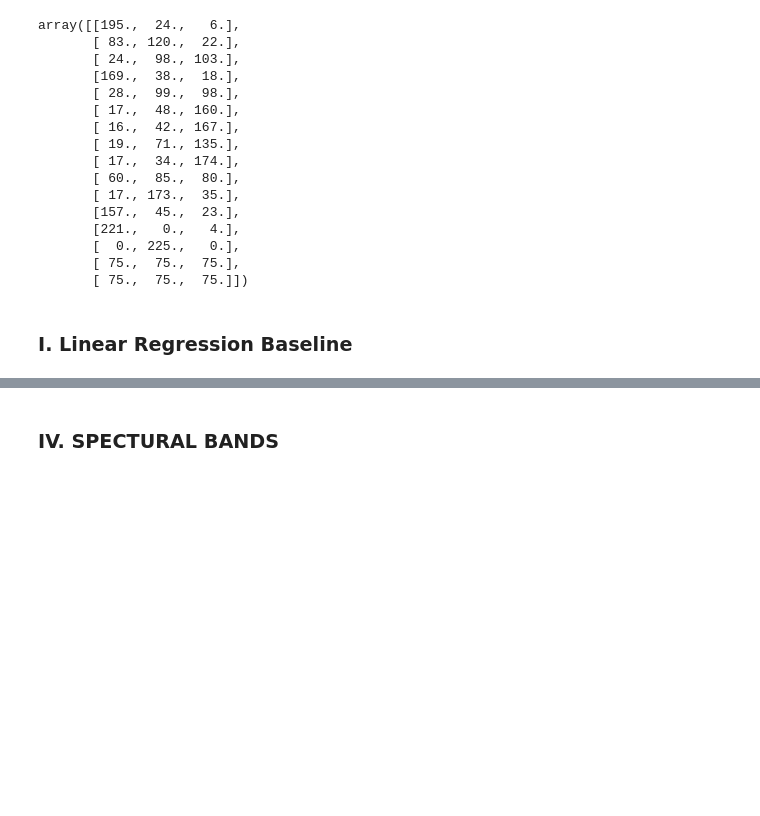
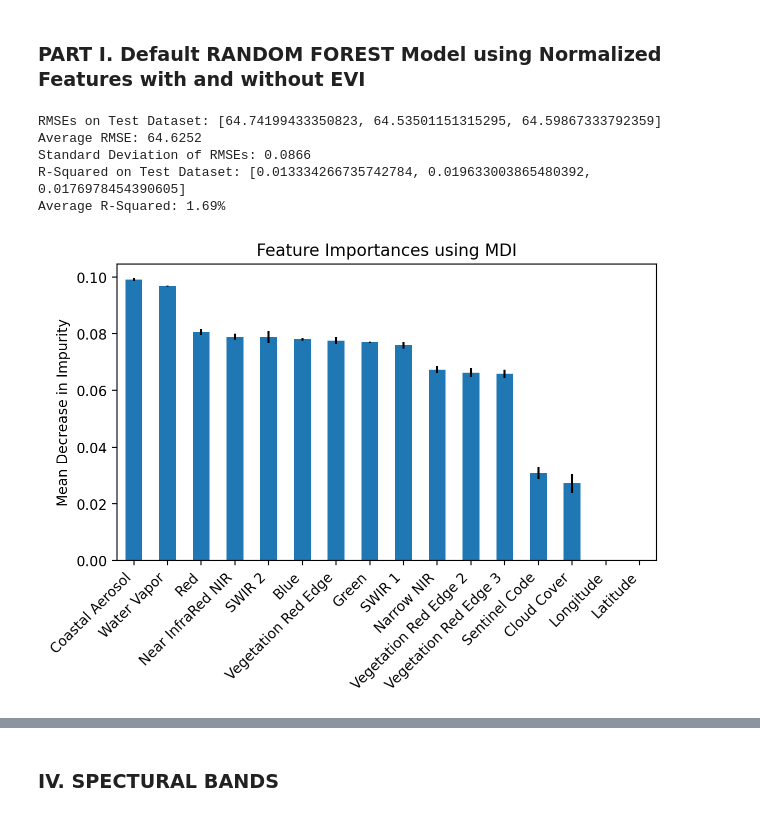
Before and after one commit to heath3rq/ML_Machine-Learning-Biomass-Density-Estimation, a Jupyter notebook: random_forest.ipynb, the cells around one changed output, grey strips where cells are left out. Drawn from its saved outputs; the diff is of its cells as text; code cells hidden in the pictures; blank space fills up the shorter version.

```diff
--- a/random_forest.ipynb
+++ b/random_forest.ipynb
@@ -78,21 +37,54 @@ array([[195.,  24.,   6.],
-# %%
-x_train_wo_evi[0].reshape(16,-1)
-# %% [output]
-array([[195.,  24.,   6.],
-       [ 83., 120.,  22.],
-       [ 24.,  98., 103.],
-       [169.,  38.,  18.],
-       [ 28.,  99.,  98.],
-       [ 17.,  48., 160.],
-       [ 16.,  42., 167.],
-       [ 19.,  71., 135.],
-       [ 17.,  34., 174.],
-       [ 60.,  85.,  80.],
-       [ 17., 173.,  35.],
-       [157.,  45.,  23.],
-       [221.,   0.,   4.],
-       [  0., 225.,   0.],
-       [ 75.,  75.,  75.],
-       [ 75.,  75.,  75.]])
-# %% [markdown]
-### I. Linear Regression Baseline
+# %% [markdown]
+### PART I. Default RANDOM FOREST Model using Normalized Features with and without EVI
+# %%
+# 1A
+# Run DEFAULT RANDOM FOREST WITH ALL BANDS but no EVI three times
+# to get the Average test RMSE and standard deviation of the RMSE for the default random forest model
+rmse_lst_1 = []
+r_2_lst_1 = []
+
+for i in range(3):
+    rf_model_base = RandomForestRegressor(
+        random_state=i).fit(x_train_wo_evi, y_train)
+    rmse_lst_1.append(
+        np.sqrt(mse(y_test, rf_model_base.predict(x_test_wo_evi))))
+    r_2_lst_1.append(rf_model_base.score(x_test_wo_evi, y_test))
+
+# calculate standard deviation of RMSE
+std_1 = np.std(rmse_lst_1)
+print(f"""
+RMSEs on Test Dataset: {rmse_lst_1}
+Average RMSE: {np.mean(rmse_lst_1):.4f}
+Standard Deviation of RMSEs: {std_1:.4f}
+R-Squared on Test Dataset: {r_2_lst_1}
+Average R-Squared: {np.mean(r_2_lst_1):.2%}
+""")
+# %% [output]
+RMSEs on Test Dataset: [64.74199433350823, 64.53501151315295, 64.59867333792359]
+Average RMSE: 64.6252
+Standard Deviation of RMSEs: 0.0866
+R-Squared on Test Dataset: [0.013334266735742784, 0.019633003865480392, 0.0176978454390605]
+Average R-Squared: 1.69%
+# %%
+# Extract Feature Importance
+importances_wo_evi = rf_model_base.feature_importances_.reshape(16, -1).sum(axis=1)
+x_label_wo_evi = ["Coastal Aerosol", "Blue", "Green", "Red", "Vegetation Red Edge", "Vegetation Red Edge 2", "Vegetation Red Edge 3",
+           "Near InfraRed NIR", "Narrow NIR", "Water Vapor", "SWIR 1", "SWIR 2", "Cloud Cover", "Sentinel Code", "Latitude", "Longitude"]
+std_wo_evi = rf_model_base.feature_importances_.reshape(16, -1).std(axis=1)
+
+# create tuples of importance scores and labels, sort by importance scores
+sorted_data_wo_evi = sorted(zip(importances_wo_evi, x_label_wo_evi, std_wo_evi), reverse=True)
+
+# unpack sorted importance scores and labels into separate lists
+sorted_importance_wo_evi, sorted_labels_wo_evi, sorted_std_wo_evi = zip(*sorted_data_wo_evi)
+
+fig, ax = plt.subplots()
+forest_importances = pd.Series(sorted_importance_wo_evi, index=sorted_labels_wo_evi)
+forest_importances.plot.bar(yerr=sorted_std_wo_evi, ax=ax)
+ax.set_title("Feature Importances using MDI")
+ax.set_xticks(range(len(sorted_labels_wo_evi)), sorted_labels_wo_evi, rotation=45, ha="right")
+ax.set_ylabel("Mean Decrease in Impurity")
+fig.tight_layout()
+plt.show()
+# %% [output]
+[figure, added]
```
Also changed, not shown: parts of 74 cells of this notebook.
